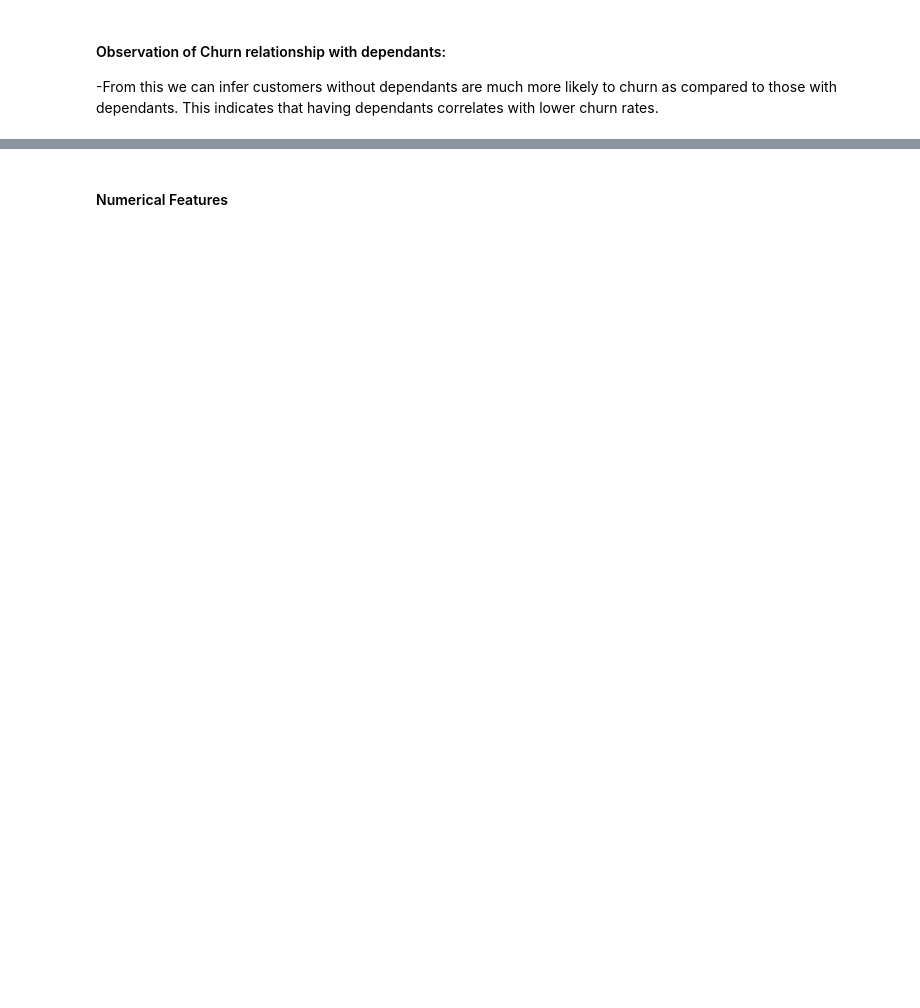
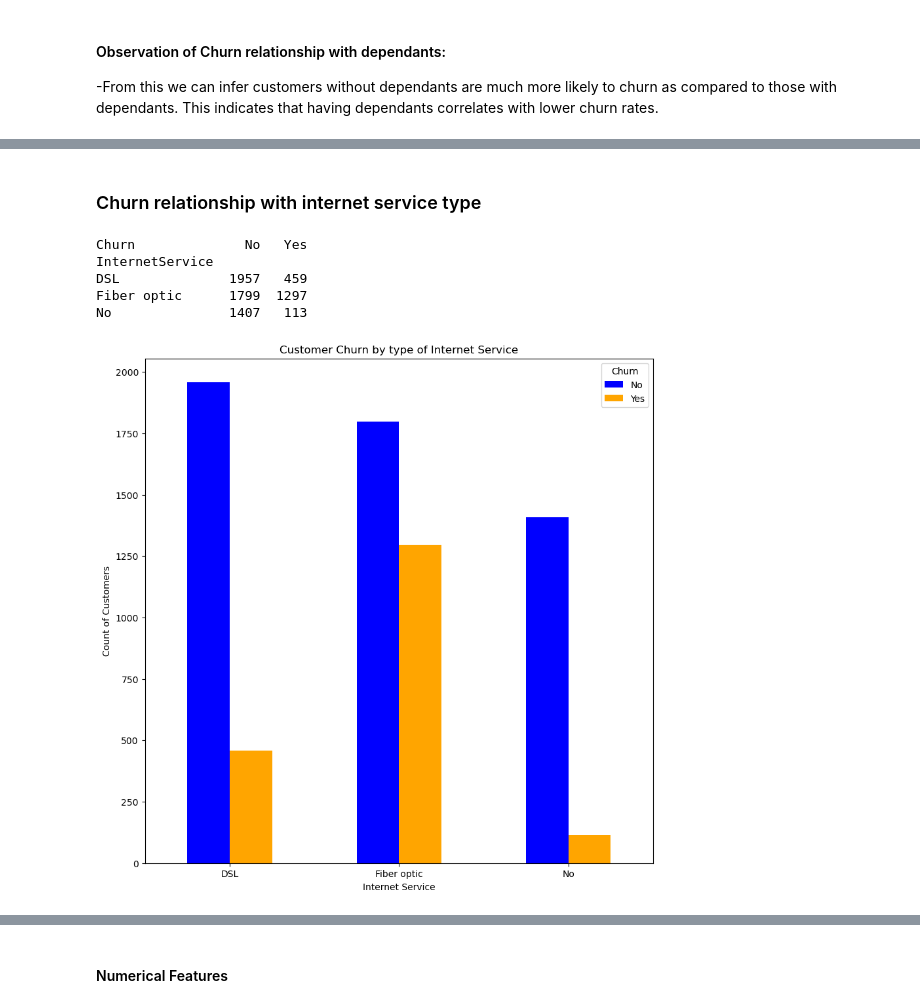
Before and after one commit to asaid03/churn-prediction, a Jupyter notebook: Telecom_Churn_EDA.ipynb, the cells around one changed output, grey strips where cells are left out. Cells and saved outputs as stored; diff of their text form; code cells hidden in the pictures; blank space fills up the shorter version.

```diff
--- a/Telecom_Churn_EDA.ipynb
+++ b/Telecom_Churn_EDA.ipynb
@@ -255,0 +286,22 @@ Yes         1543   326
+# %% [markdown]
+### Churn relationship with internet service type
+# %%
+# Group the data to get churn counts by paymentmethod
+churn_by_internet_service = churn_data.groupby(["InternetService","Churn"]).size().unstack()
+print(churn_by_internet_service)
+
+# Plotting
+churn_by_internet_service.plot(kind="bar", stacked=False, color=["blue", "orange"], figsize=(10, 10))
+plt.title("Customer Churn by type of Internet Service")
+plt.xlabel("Internet Service")
+plt.ylabel("Count of Customers")
+plt.xticks(rotation=0)
+plt.legend(title="Churn", labels=["No", "Yes"])
+plt.show()
+# %% [output]
+Churn              No   Yes
+InternetService
+DSL              1957   459
+Fiber optic      1799  1297
+No               1407   113
+[figure, added]
```
Also changed, not shown: parts of 6 cells of this notebook.
